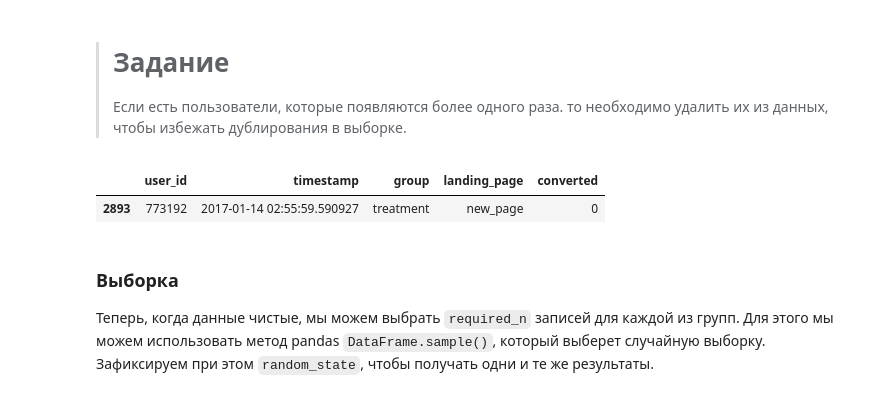
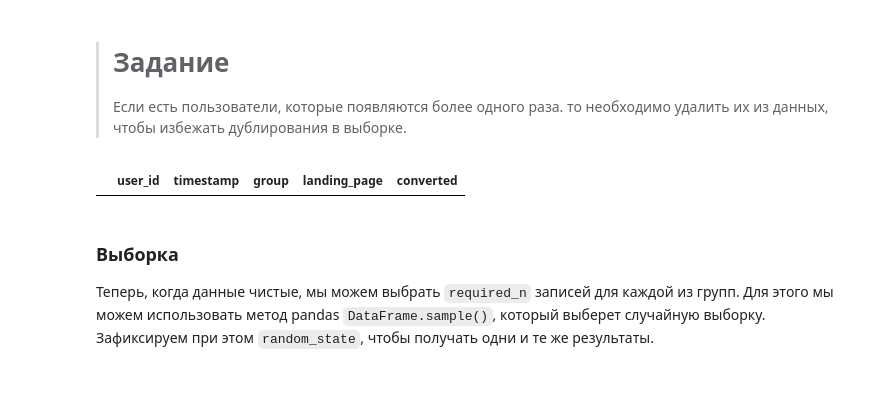
Before and after one commit to EMcHave/ML1, a Jupyter notebook: ab_testing_student.ipynb, the cells around one changed output. Cells and saved outputs as stored; diff of their text form; code cells hidden in the pictures.

```diff
--- a/ab_testing_student.ipynb
+++ b/ab_testing_student.ipynb
@@ -454,12 +446,11 @@ df_duplicates
 >
 > Если есть пользователи, которые появляются более одного раза. то необходимо удалить их из данных, чтобы избежать дублирования в выборке.
 # %%
-df = df.dr
+df = df.drop_duplicates(subset=['user_id'])
 df_duplicates = df[df.user_id.duplicated()]
 df_duplicates
 # %% [output]
 |  | user_id | timestamp | group | landing_page | converted |
-| 2893 | 773192 | 2017-01-14 02:55:59.590927 | treatment | new_page | 0 |
 # %% [markdown]
 ### Выборка
 
```
Also changed, not shown: parts of 13 cells of this notebook.
